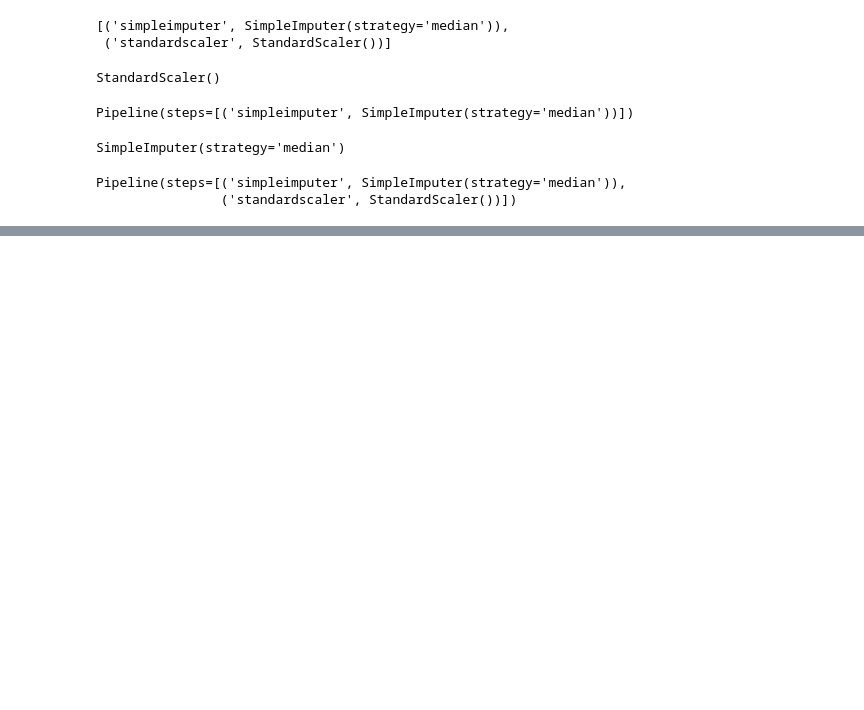
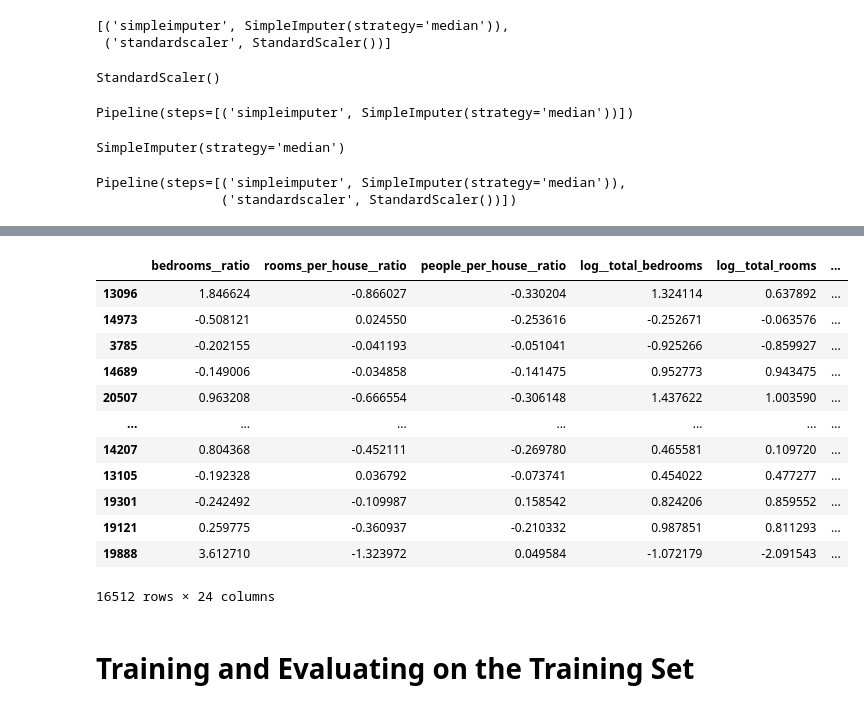
Before and after one commit to SoheilBadri2000/hoSKlearnKerasTensorflow, a Jupyter notebook: ch02.ipynb, the cells around one changed output, grey strips where cells are left out. Drawn from its saved outputs; the diff is of its cells as text; code cells hidden in the pictures; blank space fills up the shorter version.

```diff
--- a/ch02.ipynb
+++ b/ch02.ipynb
@@ -848,0 +858,33 @@ preprocessing = ColumnTransformer([
+# %%
+def column_ratio(X):
+  return X[:,[0]]/X[:,[1]]
+
+def ratio_name(function_transformer, feature_names_in):
+  return["ratio"] # feature names out
+
+def ratio_pipeline():
+  return make_pipeline(
+      SimpleImputer(strategy="median"),
+      FunctionTransformer(column_ratio, feature_names_out=ratio_name),
+      StandardScaler()
+  )
+
+log_pipeline = make_pipeline(
+    SimpleImputer(strategy="median"),
+    FunctionTransformer(np.log, feature_names_out="one-to-one"),
+    StandardScaler()
+)
+
+cluster_simil = ClusterSimilarity(n_clusters=10, gamma=1., random_state=42)
+default_num_pipeline = make_pipeline(SimpleImputer(strategy="median"), StandardScaler())
+
+preprocessing = ColumnTransformer([
+    ("bedrooms", ratio_pipeline(), ["total_bedrooms", "total_rooms"]),
+    ("rooms_per_house", ratio_pipeline(), ["total_rooms", "households"]),
+    ("people_per_house", ratio_pipeline(), ["population", "households"]),
+    ("log", log_pipeline, ["total_bedrooms", "total_rooms", "population", "households", "median_income"]),
+    ("geo", cluster_simil, ["latitude", "longitude"]),
+    ("cat", cat_pipeline, make_column_selector(dtype_include=object))
+], remainder=default_num_pipeline) # one column remaining: housing_median_age
+# %%
+housing_prepared = preprocessing.fit_transform(housing)
@@ -848,0 +926,24 @@ preprocessing = ColumnTransformer([
+# %%
+housing_prepared_fr = pd.DataFrame(
+    housing_prepared,
+    columns = preprocessing.get_feature_names_out(),
+    index = housing.index
+)
+# %%
+housing_prepared_fr
+# %% [output]
+|  | bedrooms__ratio | rooms_per_house__ratio | people_per_house__ratio | log__total_bedrooms | log__total_rooms | ... |
+| 13096 | 1.846624 | -0.866027 | -0.330204 | 1.324114 | 0.637892 | ... |
+| 14973 | -0.508121 | 0.024550 | -0.253616 | -0.252671 | -0.063576 | ... |
+| 3785 | -0.202155 | -0.041193 | -0.051041 | -0.925266 | -0.859927 | ... |
+| 14689 | -0.149006 | -0.034858 | -0.141475 | 0.952773 | 0.943475 | ... |
+| 20507 | 0.963208 | -0.666554 | -0.306148 | 1.437622 | 1.003590 | ... |
+| ... | ... | ... | ... | ... | ... | ... |
+| 14207 | 0.804368 | -0.452111 | -0.269780 | 0.465581 | 0.109720 | ... |
+| 13105 | -0.192328 | 0.036792 | -0.073741 | 0.454022 | 0.477277 | ... |
+| 19301 | -0.242492 | -0.109987 | 0.158542 | 0.824206 | 0.859552 | ... |
+| 19121 | 0.259775 | -0.360937 | -0.210332 | 0.987851 | 0.811293 | ... |
+| 19888 | 3.612710 | -1.323972 | 0.049584 | -1.072179 | -2.091543 | ... |
+16512 rows × 24 columns
+# %% [markdown]
+# Training and Evaluating on the Training Set
```
Also changed, not shown: parts of 25 cells of this notebook.
